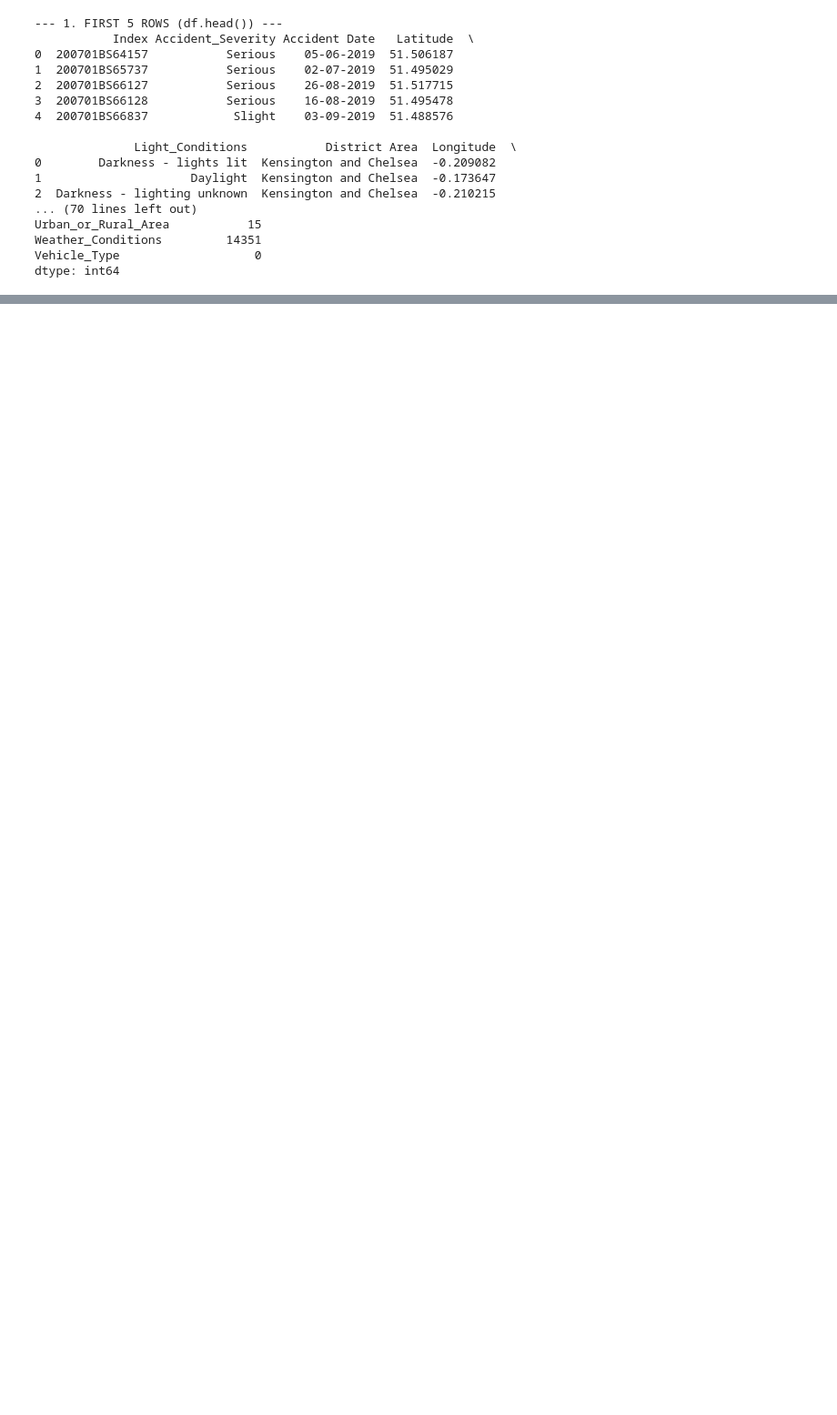
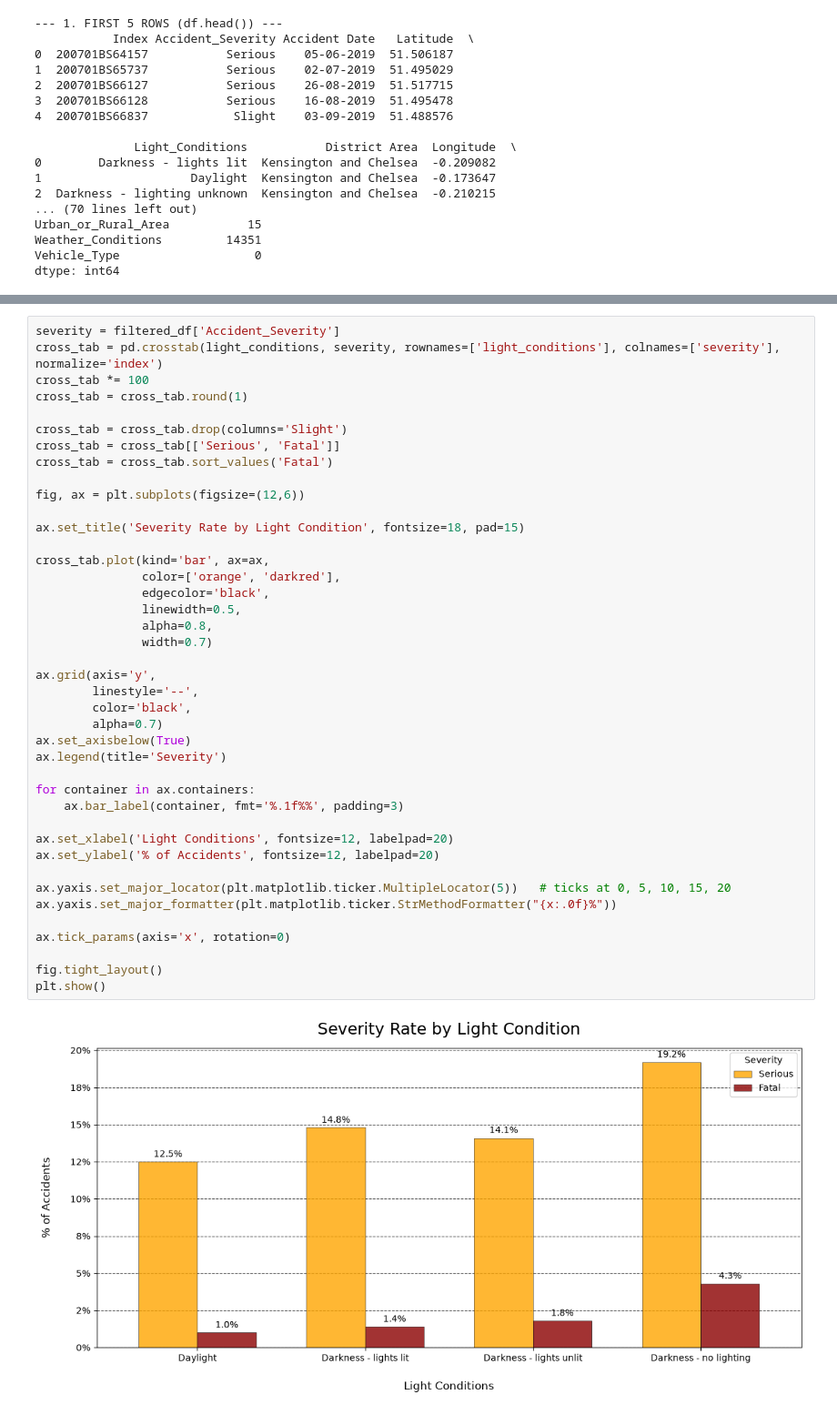
Before and after one commit to 2494-Gen-AI-CN/BadrAl-Dhaibani, a Jupyter notebook: week-02/hackathon/notebook.ipynb, the cells around one changed output, grey strips where cells are left out. Shown at 91% size. Drawn from its saved outputs; the diff is of its cells as text; blank space fills up the shorter version.

Commit message:
Added Severity vs Light Condition

```diff
--- a/week-02/hackathon/notebook.ipynb
+++ b/week-02/hackathon/notebook.ipynb
@@ -170,3 +172,46 @@ fig.tight_layout()
 plt.show()
 # %% [output]
 [figure]
+# %%
+severity = filtered_df['Accident_Severity']
+cross_tab = pd.crosstab(light_conditions, severity, rownames=['light_conditions'], colnames=['severity'], normalize='index')
+cross_tab *= 100
+cross_tab = cross_tab.round(1)
+
+cross_tab = cross_tab.drop(columns='Slight')
+cross_tab = cross_tab[['Serious', 'Fatal']]
+cross_tab = cross_tab.sort_values('Fatal')
+
+fig, ax = plt.subplots(figsize=(12,6))
+
+ax.set_title('Severity Rate by Light Condition', fontsize=18, pad=15)
+
+cross_tab.plot(kind='bar', ax=ax,
+               color=['orange', 'darkred'],
+               edgecolor='black',
+               linewidth=0.5,
+               alpha=0.8,
+               width=0.7)
+
+ax.grid(axis='y',
+        linestyle='--',
+        color='black',
+        alpha=0.7)
+ax.set_axisbelow(True)
+ax.legend(title='Severity')
+
+for container in ax.containers:
+    ax.bar_label(container, fmt='%.1f%%', padding=3)
+
+ax.set_xlabel('Light Conditions', fontsize=12, labelpad=20)
+ax.set_ylabel('% of Accidents', fontsize=12, labelpad=20)
+
+ax.yaxis.set_major_locator(plt.matplotlib.ticker.MultipleLocator(5))   # ticks at 0, 5, 10, 15, 20
+ax.yaxis.set_major_formatter(plt.matplotlib.ticker.StrMethodFormatter("{x:.0f}%"))
+
+ax.tick_params(axis='x', rotation=0)
+
+fig.tight_layout()
+plt.show()
+# %% [output]
+[figure, added]
```
Also changed, not shown: parts of 4 cells of this notebook.
